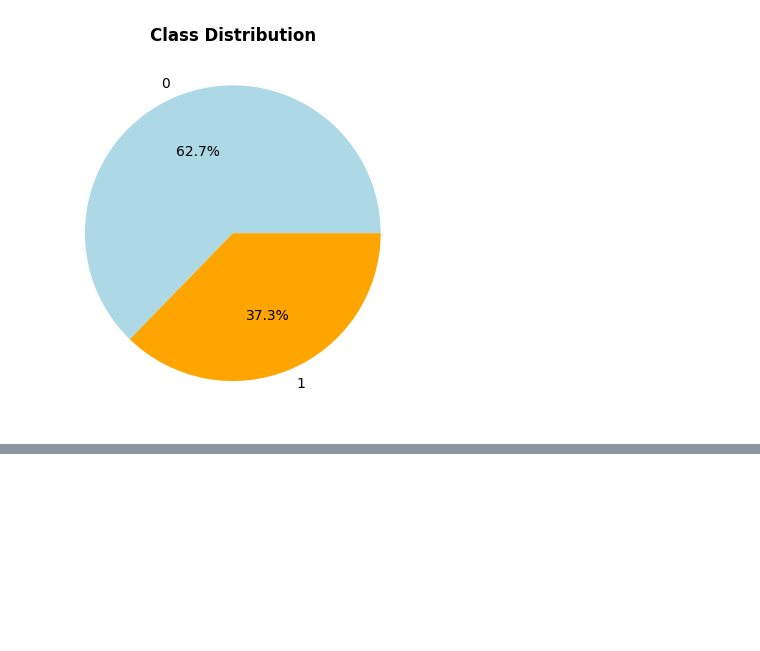
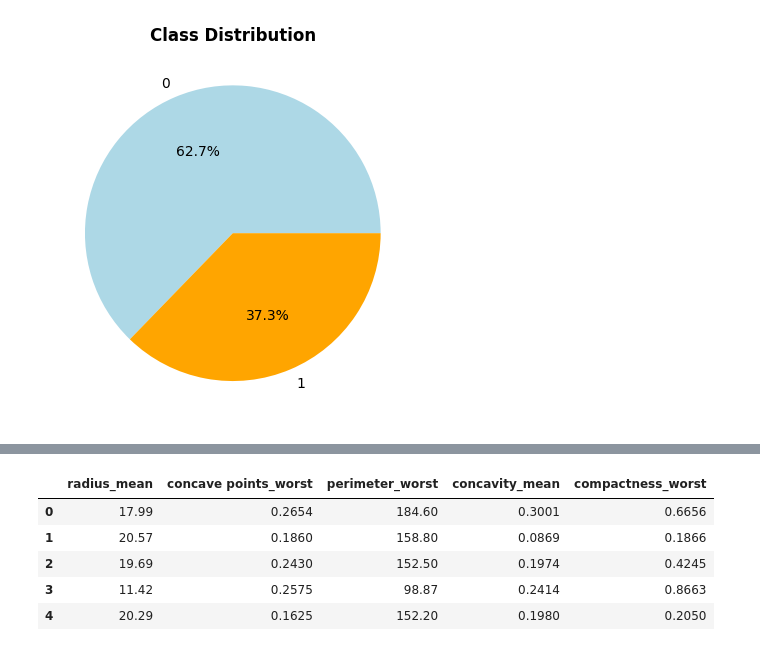
Before and after one commit to fathima-azeez/breast-cancer-prediction, a Jupyter notebook: Data_Science_Final_Project_Breast_Cancer_Classification.ipynb, the cells around one changed output, grey strips where cells are left out. Saved outputs shown, nothing was run; the diff lists cells and outputs as text; code cells hidden in the pictures; blank space fills up the shorter version.

```diff
--- a/Data_Science_Final_Project_Breast_Cancer_Classification.ipynb
+++ b/Data_Science_Final_Project_Breast_Cancer_Classification.ipynb
@@ -196,0 +217,9 @@ plt.show()
+# %%
+X.head()
+# %% [output]
+|  | radius_mean | concave points_worst | perimeter_worst | concavity_mean | compactness_worst |
+| 0 | 17.99 | 0.2654 | 184.60 | 0.3001 | 0.6656 |
+| 1 | 20.57 | 0.1860 | 158.80 | 0.0869 | 0.1866 |
+| 2 | 19.69 | 0.2430 | 152.50 | 0.1974 | 0.4245 |
+| 3 | 11.42 | 0.2575 | 98.87 | 0.2414 | 0.8663 |
+| 4 | 20.29 | 0.1625 | 152.20 | 0.1980 | 0.2050 |
```
Also changed, not shown: parts of 6 cells of this notebook.
